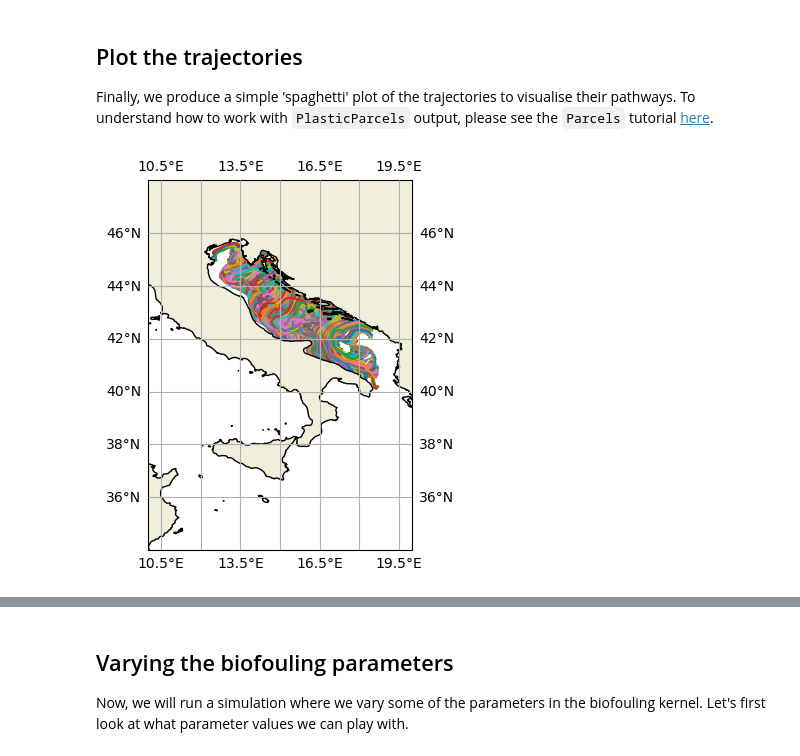
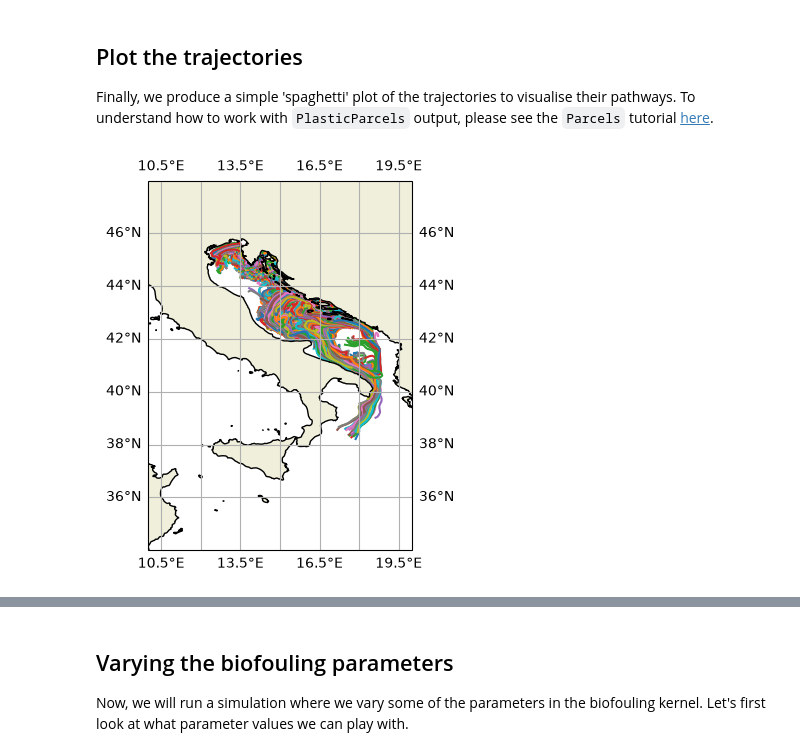
Before and after one commit to Parcels-code/plasticparcels, a Jupyter notebook: docs/examples/example_Croatian_fisheries.ipynb, the cells around one changed output, grey strips where cells are left out. Drawn from its saved outputs; the diff is of its cells as text; code cells hidden in the pictures.

Commit message:
Update croatian fisheries example to v4

```diff
--- a/docs/examples/example_Croatian_fisheries.ipynb
+++ b/docs/examples/example_Croatian_fisheries.ipynb
@@ -25,14 +26,11 @@ We first load in the model settings, and define the simulation settings. For thi
 We will also download the necessary release location files (if they are not already downloaded). In our case, as we expect our particles to remain in the Mediterranean Sea, we include `indices` in our ocean model to help speed up the file IO.
 # %%
 # Load the model settings
-settings_file = 'docs/examples/example_Greece_coast_settings.json'
+settings_file = 'copernicus_marine.json'
 settings = pp.utils.load_settings(settings_file)
 
 # Download the mask and release data
 settings = pp.utils.download_plasticparcels_dataset('NEMO0083', settings, 'input_data')
-
-# Set ocean model indices
-settings['ocean']['indices'] = {'lon':range(3300, 4000), 'lat':range(1850, 2400)}
 # %%
 # Create the simulation settings
 settings['simulation'] = {
@@ -98,15 +134,16 @@ INFO: Output files are stored in example_Croatia_fisheries.zarr.
 Finally, we produce a simple 'spaghetti' plot of the trajectories to visualise their pathways. To understand how to work with `PlasticParcels` output, please see the `Parcels` tutorial [here](https://docs.parcels-code.org/en/latest/examples/tutorial_output.html).
 # %%
 # Load the ParticleFile
-ds = xr.open_zarr('example_Croatia_fisheries.zarr')
+df = pp.read_particlefile('example_Croatia_fisheries.parquet')
 
 # Plot the trajectories
 ax = plt.subplot(111, projection=ccrs.PlateCarree())
-ax.plot(ds['lon'].T, ds['lat'].T, transform=ccrs.PlateCarree(), zorder=0)
+for traj in df.partition_by("particle_id", maintain_order=True):
+    ax.plot(traj["x"], traj["y"], "-", transform=ccrs.PlateCarree(), zorder=0)
 ax.add_feature(cfeature.LAND, zorder=1)
 ax.coastlines(zorder=2)
 ax.gridlines(draw_labels=True, zorder=3)
 ax.set_extent([10, 20, 34, 48], crs=ccrs.PlateCarree())
 plt.show()
 # %% [output]
-[figure, old version]
+[figure, new version]
```
Also changed, not shown: parts of 20 cells of this notebook.
